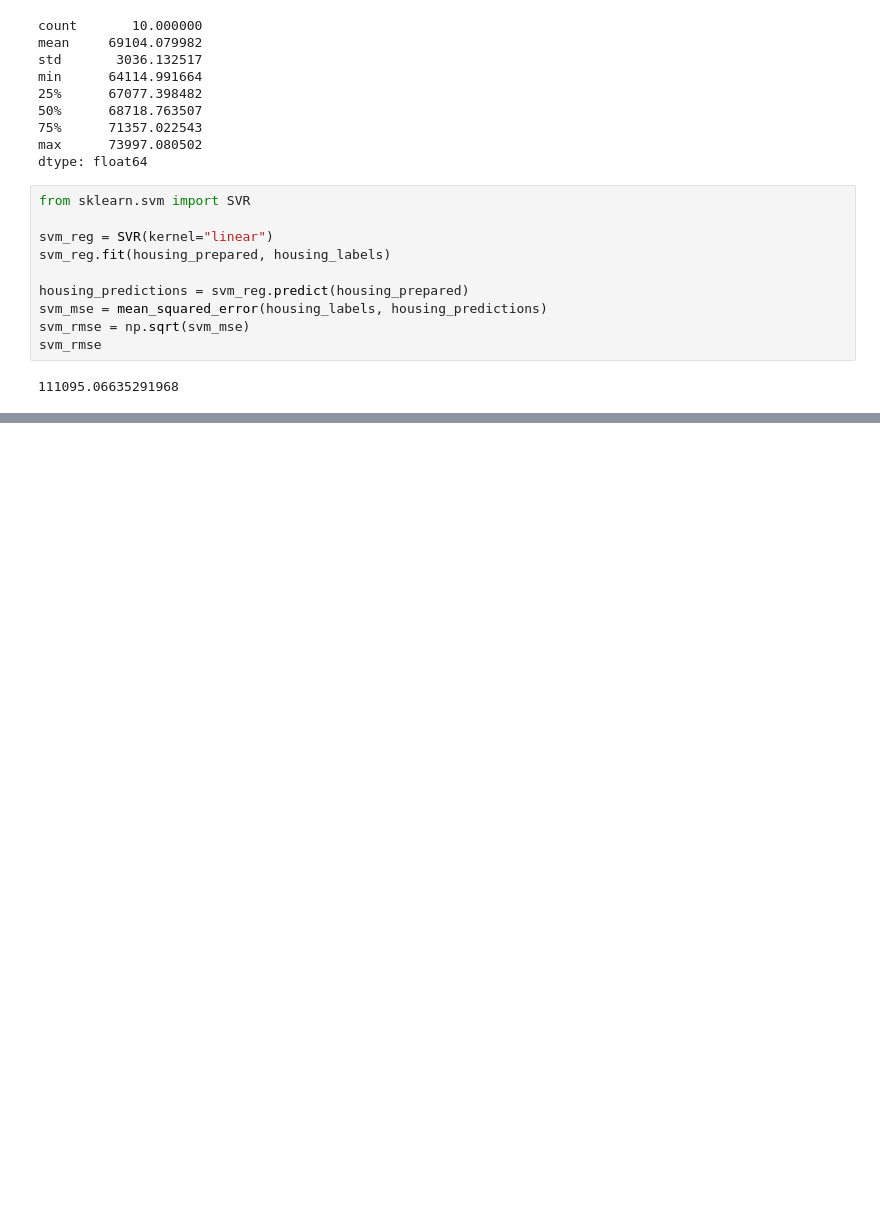
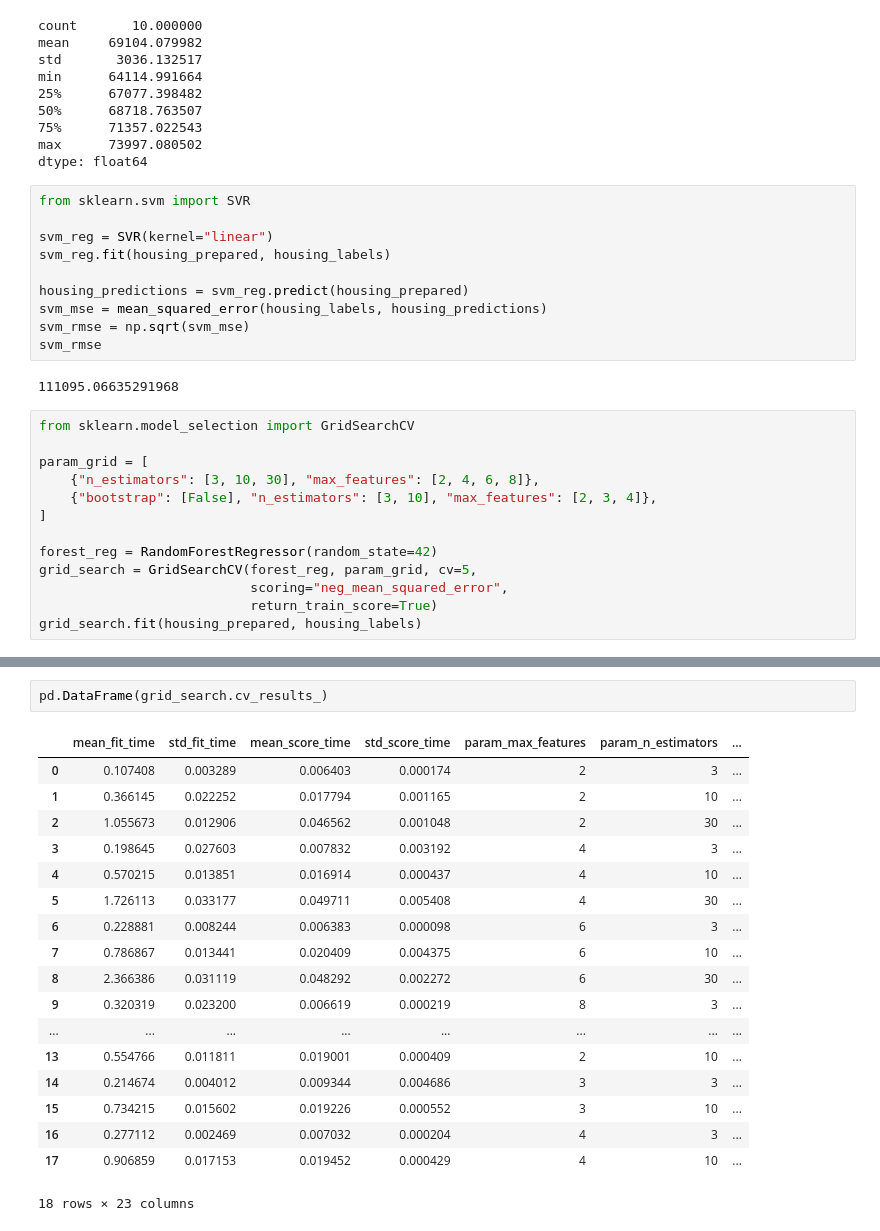
Before and after one commit to arti1117/making-tars, a Jupyter notebook: handson-ml2/02_end_to_end_machine_learning_project.ipynb, the cells around one changed output, grey strips where cells are left out. Drawn from its saved outputs; the diff is of its cells as text; blank space fills up the shorter version.

Commit message:
Model fine tuning and additionals

```diff
--- a/handson-ml2/02_end_to_end_machine_learning_project.ipynb
+++ b/handson-ml2/02_end_to_end_machine_learning_project.ipynb
@@ -904,3 +904,16 @@ svm_rmse = np.sqrt(svm_mse)
 svm_rmse
 # %% [output]
 111095.06635291968
+# %%
+from sklearn.model_selection import GridSearchCV
+
+param_grid = [
+    {"n_estimators": [3, 10, 30], "max_features": [2, 4, 6, 8]},
+    {"bootstrap": [False], "n_estimators": [3, 10], "max_features": [2, 3, 4]},
+]
+
+forest_reg = RandomForestRegressor(random_state=42)
+grid_search = GridSearchCV(forest_reg, param_grid, cv=5,
+                           scoring="neg_mean_squared_error",
+                           return_train_score=True)
+grid_search.fit(housing_prepared, housing_labels)
@@ -906,0 +959,21 @@ svm_rmse
+# %%
+pd.DataFrame(grid_search.cv_results_)
+# %% [output]
+|  | mean_fit_time | std_fit_time | mean_score_time | std_score_time | param_max_features | param_n_estimators | ... |
+| 0 | 0.107408 | 0.003289 | 0.006403 | 0.000174 | 2 | 3 | ... |
+| 1 | 0.366145 | 0.022252 | 0.017794 | 0.001165 | 2 | 10 | ... |
+| 2 | 1.055673 | 0.012906 | 0.046562 | 0.001048 | 2 | 30 | ... |
+| 3 | 0.198645 | 0.027603 | 0.007832 | 0.003192 | 4 | 3 | ... |
+| 4 | 0.570215 | 0.013851 | 0.016914 | 0.000437 | 4 | 10 | ... |
+| 5 | 1.726113 | 0.033177 | 0.049711 | 0.005408 | 4 | 30 | ... |
+| 6 | 0.228881 | 0.008244 | 0.006383 | 0.000098 | 6 | 3 | ... |
+| 7 | 0.786867 | 0.013441 | 0.020409 | 0.004375 | 6 | 10 | ... |
+| 8 | 2.366386 | 0.031119 | 0.048292 | 0.002272 | 6 | 30 | ... |
+| 9 | 0.320319 | 0.023200 | 0.006619 | 0.000219 | 8 | 3 | ... |
+| ... | ... | ... | ... | ... | ... | ... | ... |
+| 13 | 0.554766 | 0.011811 | 0.019001 | 0.000409 | 2 | 10 | ... |
+| 14 | 0.214674 | 0.004012 | 0.009344 | 0.004686 | 3 | 3 | ... |
+| 15 | 0.734215 | 0.015602 | 0.019226 | 0.000552 | 3 | 10 | ... |
+| 16 | 0.277112 | 0.002469 | 0.007032 | 0.000204 | 4 | 3 | ... |
+| 17 | 0.906859 | 0.017153 | 0.019452 | 0.000429 | 4 | 10 | ... |
+18 rows × 23 columns
```
Also changed, not shown: parts of 17 cells of this notebook.
